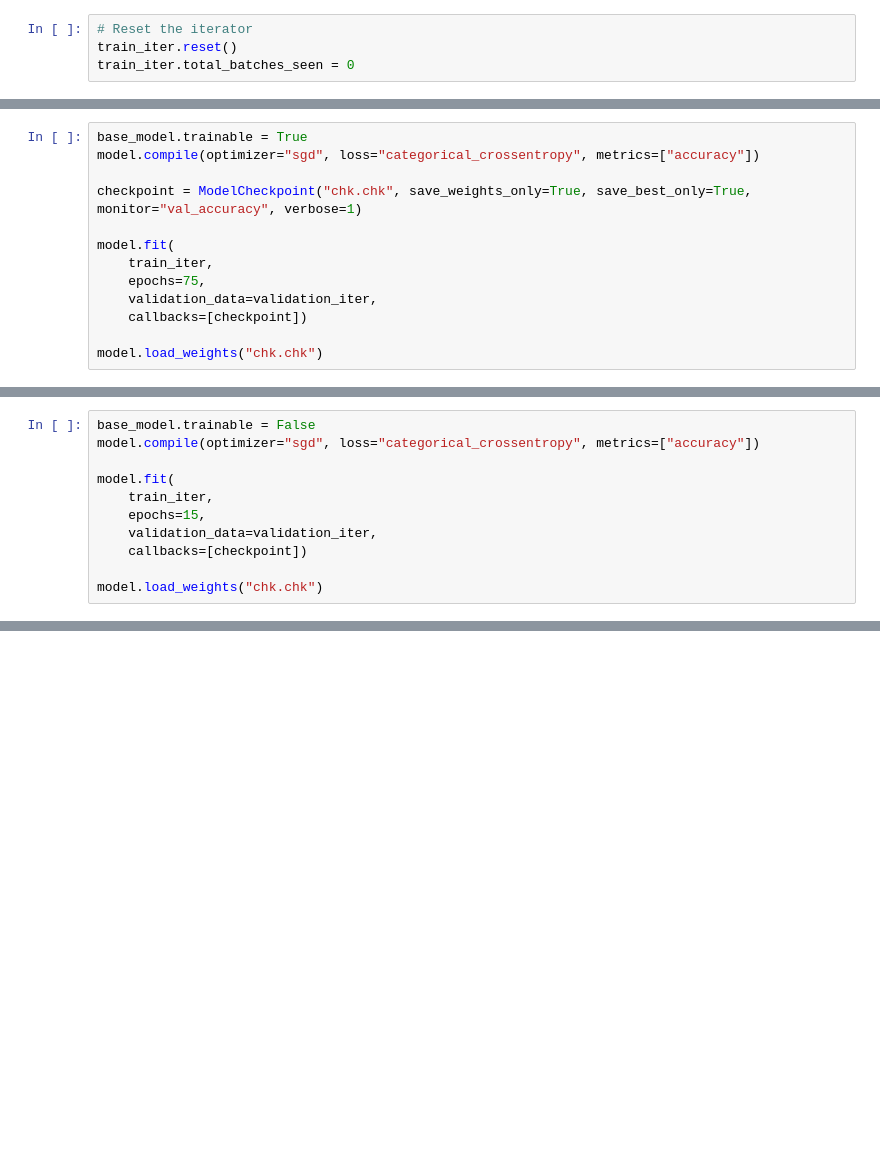
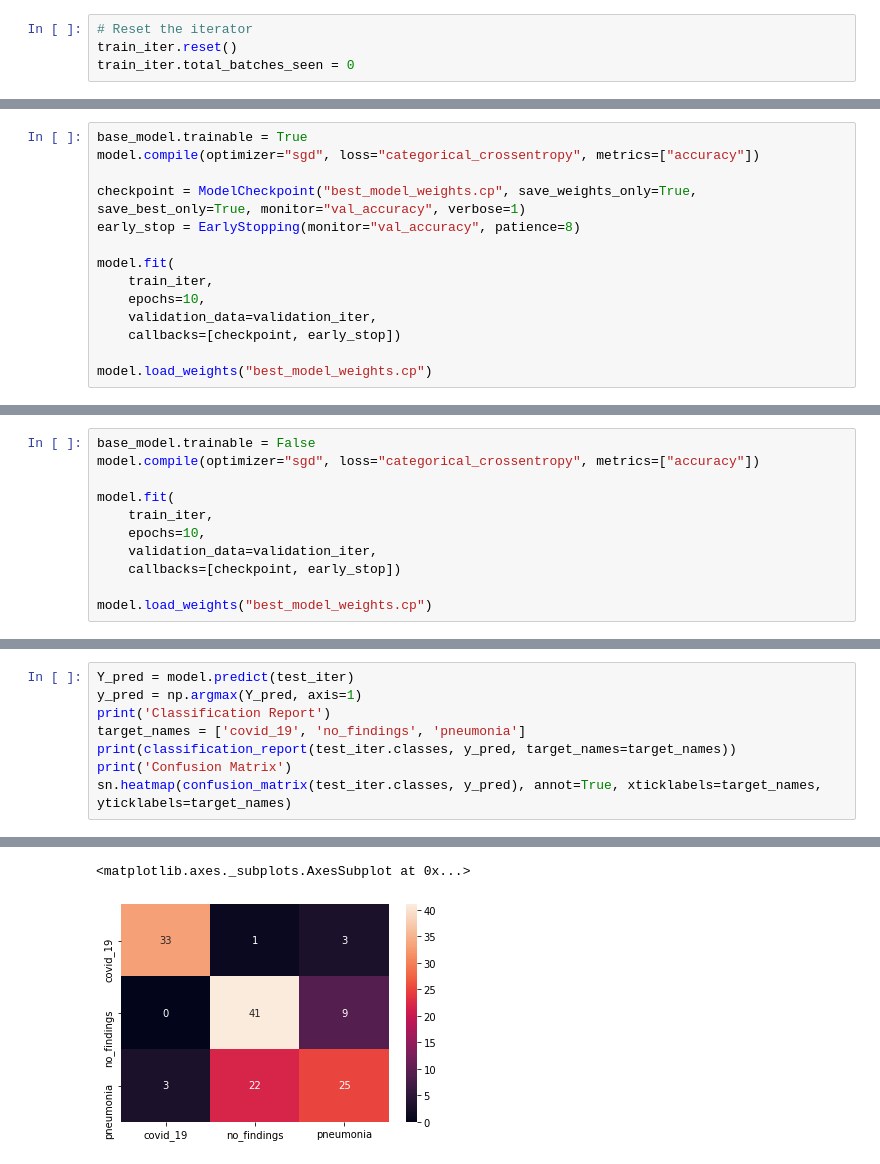
Before and after one commit to SonOf1998/COVID-19_detection_in_lungs, a Jupyter notebook: COVIDDetector.ipynb, the cells around one changed output, grey strips where cells are left out. Saved outputs shown, nothing was run; the diff lists cells and outputs as text; blank space fills up the shorter version.

```diff
--- a/COVIDDetector.ipynb
+++ b/COVIDDetector.ipynb
@@ -279,13 +254,14 @@ Downloading data from https://github.com/qubvel/classification_models/releases/d
 base_model.trainable = True
 model.compile(optimizer="sgd", loss="categorical_crossentropy", metrics=["accuracy"])
 
-checkpoint = ModelCheckpoint("chk.chk", save_weights_only=True, save_best_only=True, monitor="val_accuracy", verbose=1)
+checkpoint = ModelCheckpoint("best_model_weights.cp", save_weights_only=True, save_best_only=True, monitor="val_accuracy", verbose=1)
+early_stop = EarlyStopping(monitor="val_accuracy", patience=8)
 
 model.fit(
     train_iter,
-    epochs=75,
+    epochs=10,
     validation_data=validation_iter,
-    callbacks=[checkpoint])
+    callbacks=[checkpoint, early_stop])
 
-model.load_weights("chk.chk")
+model.load_weights("best_model_weights.cp")
 # %% [output]
@@ -313,9 +289,9 @@ model.compile(optimizer="sgd", loss="categorical_crossentropy", metrics=["accura
 
 model.fit(
     train_iter,
-    epochs=15,
+    epochs=10,
     validation_data=validation_iter,
-    callbacks=[checkpoint])
+    callbacks=[checkpoint, early_stop])
 
-model.load_weights("chk.chk")
+model.load_weights("best_model_weights.cp")
 # %% [output]
@@ -345,0 +328,9 @@ print(acc)
+# %%
+Y_pred = model.predict(test_iter)
+y_pred = np.argmax(Y_pred, axis=1)
+print('Classification Report')
+target_names = ['covid_19', 'no_findings', 'pneumonia']
+print(classification_report(test_iter.classes, y_pred, target_names=target_names))
+print('Confusion Matrix')
+sn.heatmap(confusion_matrix(test_iter.classes, y_pred), annot=True, xticklabels=target_names, yticklabels=target_names)
+# %% [output]
@@ -345,0 +349,2 @@ print(acc)
+<matplotlib.axes._subplots.AxesSubplot at 0x...>
+[figure, added]
```
Also changed, not shown: parts of 18 cells of this notebook.
